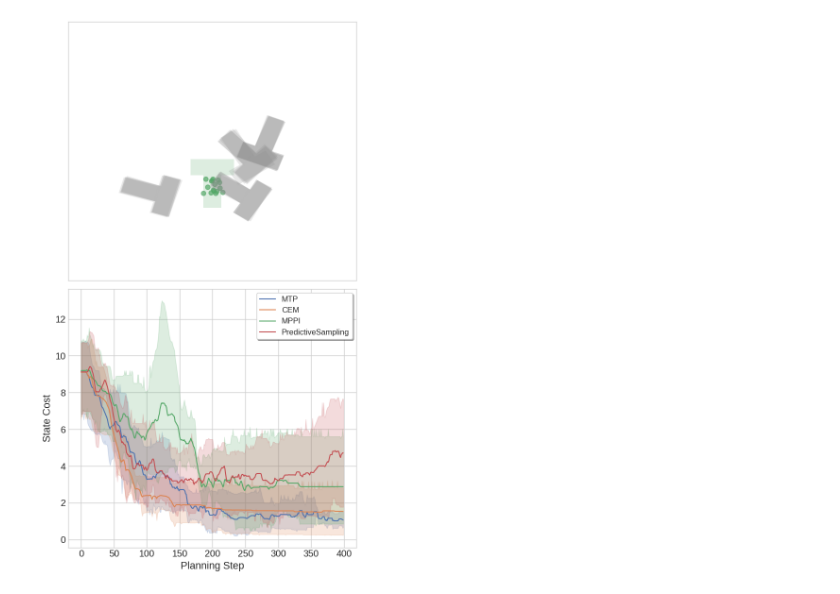
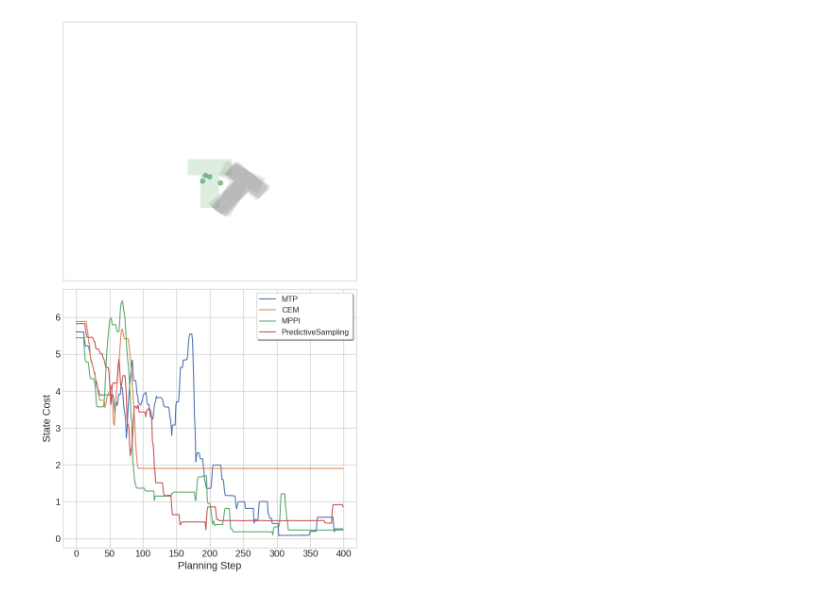
Before and after one commit to magnusdierking/mtp-thesis, a Jupyter notebook: experiments/fr3/plot_sim_sim.ipynb, the cells around one changed output. Cells and saved outputs as stored; diff of their text form; code cells hidden in the pictures.

```diff
--- a/experiments/fr3/plot_sim_sim.ipynb
+++ b/experiments/fr3/plot_sim_sim.ipynb
@@ -71,7 +71,7 @@ def draw_t(ax, x, y, yaw_deg, stem_w, stem_h, head_w, head_h,
 import seaborn as sns
 import pandas as pd
 sns.set(font_scale=1.3, rc={'font.size':12, 'font.family':'serif'})
-seeds = [0, 1, 2 , 3]
+seeds = [4]
 
 
 
@@ -120,32 +120,32 @@ init_ee += np.random.uniform(-0.03, 0.03, size=init_ee.shape)
 axes[0].scatter(init_ee[:, 0], init_ee[:, 1], s=50, c='C2', alpha=0.7, label='Initial end-effector')
 draw_t(axes[0], 0.0, 0.5, 0.0, stem_w=0.05, stem_h=0.1, head_w=0.12, head_h=0.05,
            face_alpha=0.2, facecolor='C2')
 
 # draw Ts
 for i in range(init_Ts.shape[0]):
     x, y, yaw = init_Ts[i]
-    yaw -= np.pi
+    yaw -= np.pi/2
     draw_t(axes[0], -y, x, yaw, stem_w=0.05, stem_h=0.1, head_w=0.12, head_h=0.05,
            face_alpha=0.2, facecolor='C7')
 
 axes[0].set_xlim([-0.4, 0.4])
 axes[0].set_ylim([0.2, 1.0])
 # remove ticks
 axes[0].set_xticks([])
 axes[0].set_yticks([])
 
 sns.lineplot(data=df, x='timestep', y='terminal_error', hue='algo', ax=axes[1])
 axes[1].set_xlabel("Planning Step")
 axes[1].set_ylabel("State Cost")
 axes[1].legend(
     loc='upper right',           # Position: 'upper right', 'lower center', etc.
     frameon=True,                # Box around legend
     fancybox=True,               # Rounded box
     shadow=True,                 # Drop shadow
     ncol=1,                      # Columns (1=vertical)
     fontsize=12                  # Text size
 )
 plt.tight_layout()
 plt.show()
 # %% [output]
-[figure, old version]
+[figure, new version]
```
Also changed, not shown: 4 other files.
